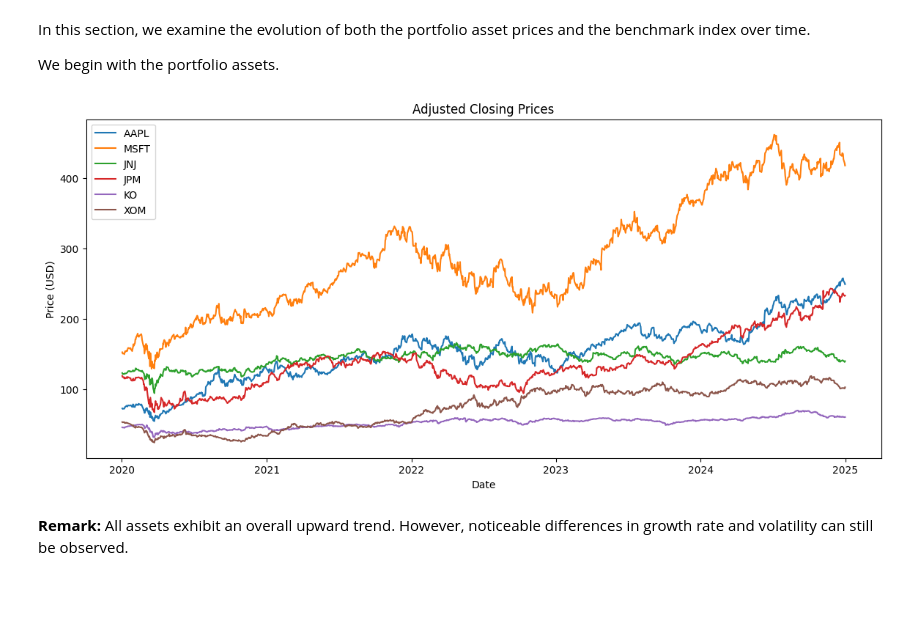
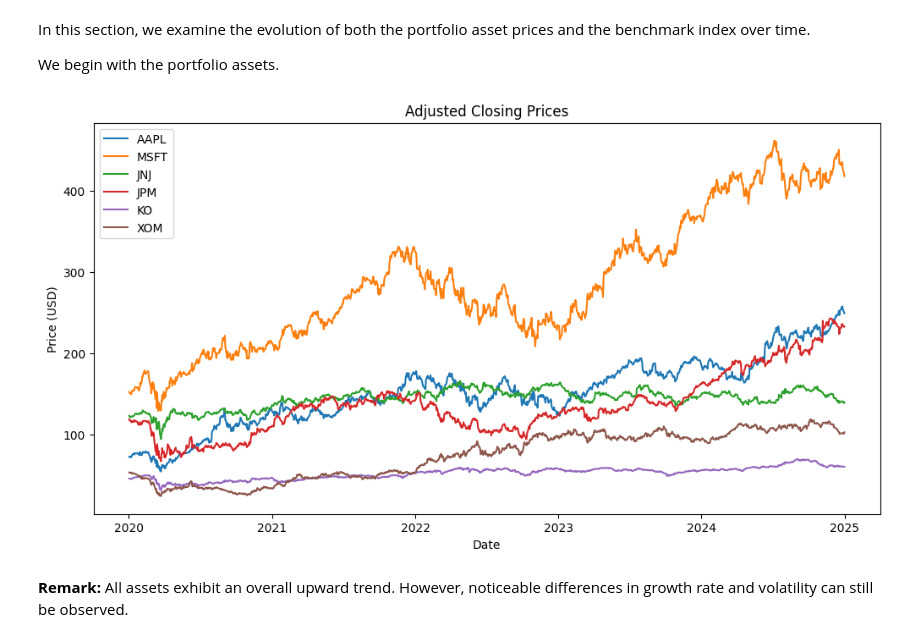
Before and after one commit to keramidasvasilis/data-analysis-projects, a Jupyter notebook: portfolio-optimization-risk-analysis/notebooks/portfolio_optimization_analysis.ipynb, the cells around one changed output. Drawn from its saved outputs; the diff is of its cells as text; code cells hidden in the pictures; blank space fills up the shorter version.

```diff
--- a/portfolio-optimization-risk-analysis/notebooks/portfolio_optimization_analysis.ipynb
+++ b/portfolio-optimization-risk-analysis/notebooks/portfolio_optimization_analysis.ipynb
@@ -139,23 +139,23 @@ In this section, we examine the evolution of both the portfolio asset prices and
 
 We begin with the portfolio assets.
 # %%
-plt.figure(figsize=(14,6))
+plt.figure(figsize=(12,6))
 
 for stock in stocks:
 
     plt.plot(data[stock], label=stock)
 
 plt.title('Adjusted Closing Prices')
 
 plt.xlabel('Date')
 
 plt.ylabel('Price (USD)')
 
 plt.legend()
 
 plt.show()
 # %% [output]
-[figure, old version]
+[figure, new version]
 # %% [markdown]
 **Remark:** All assets exhibit an overall upward trend. However, noticeable differences in growth rate and volatility can still be observed.
 # %% [markdown]
```
Also changed, not shown: parts of 16 cells of this notebook.
